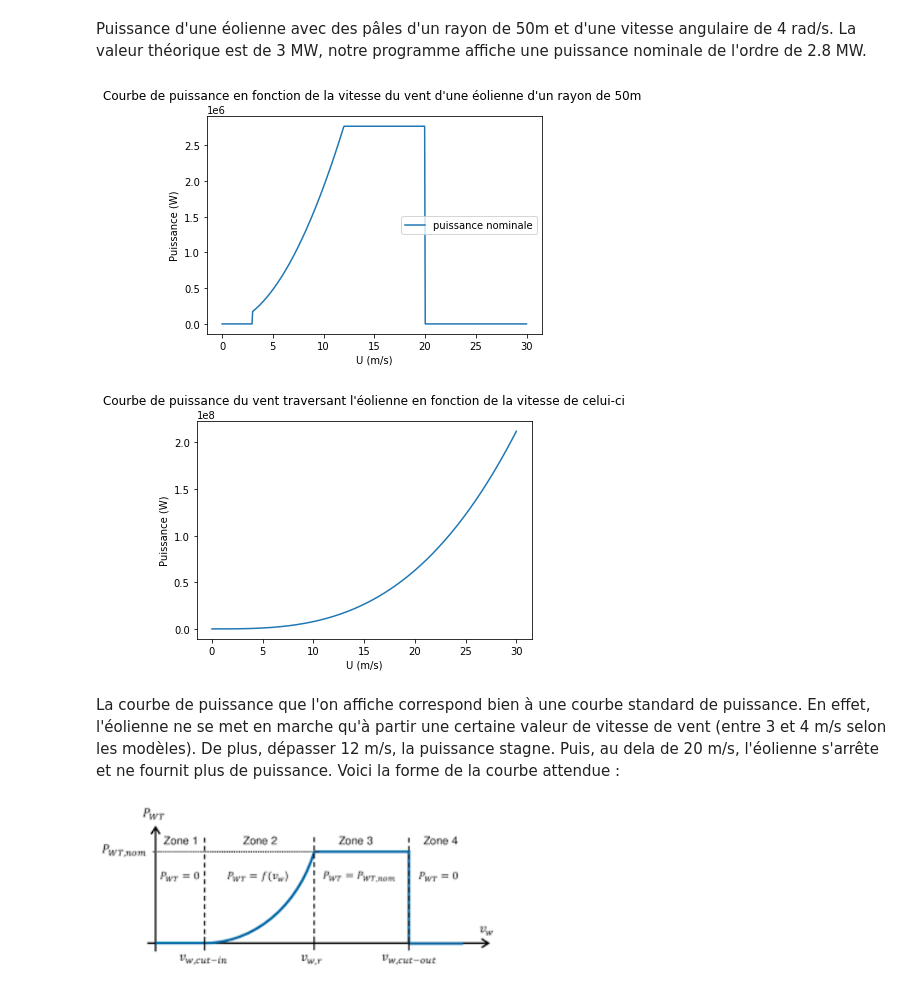
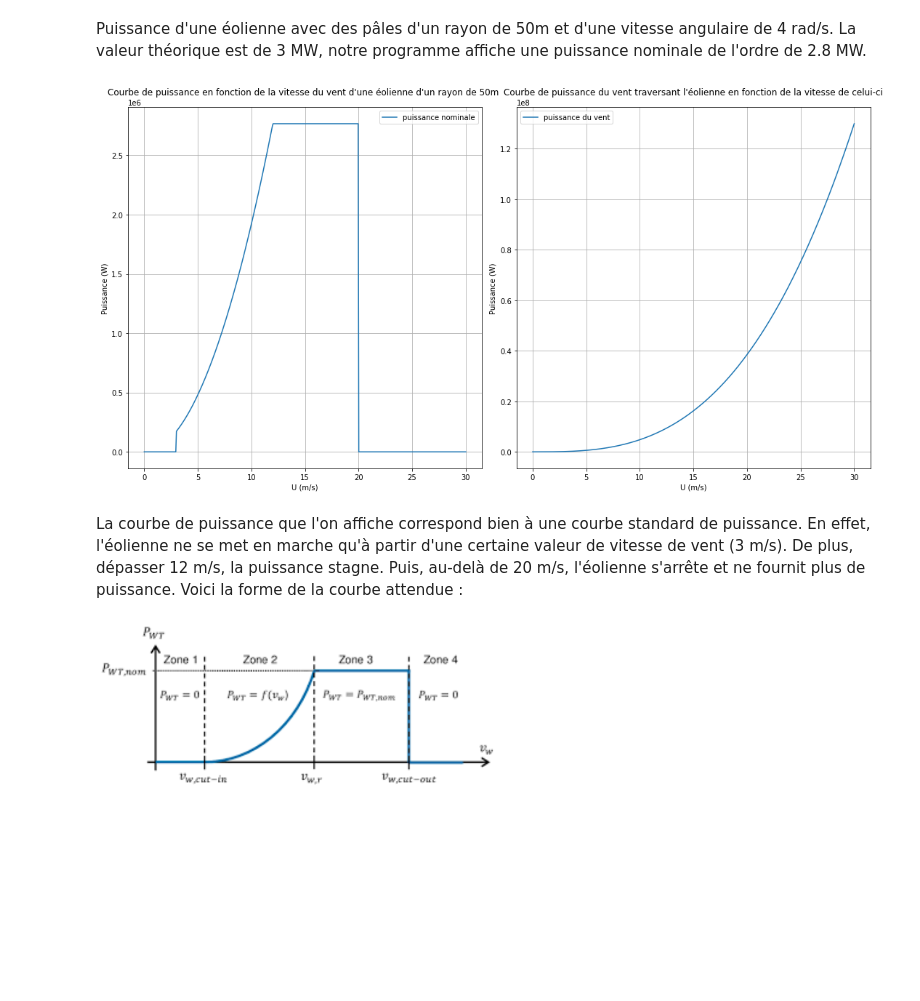
Before and after one commit to thomas-barrais/Projet-Eolienne, a Jupyter notebook: Groupe08_ProjetEol.ipynb, the cells around one changed output. Cells and saved outputs as stored; diff of their text form; code cells hidden in the pictures; blank space fills up the shorter version.

```diff
--- a/Groupe08_ProjetEol.ipynb
+++ b/Groupe08_ProjetEol.ipynb
@@ -549,44 +567,46 @@ plt.show()
 <p> Puissance d'une éolienne avec des pâles d'un rayon de 50m et d'une vitesse angulaire de 4 rad/s. La valeur théorique est de 3 MW, notre programme affiche une puissance nominale de l'ordre de 2.8 MW. </p>
 # %%
 vitesse_vent2 = np.linspace(0, 30, 500)
+puissances2 = []
 
-cut_in_speed = 3
-cut_speed = 12
-cut_out_speed = 20
-puissances2 = []
-longueur_pale = 50
-omega = 4
+longueur_pale2 = 50
+omega2 = 4
 
 for v in vitesse_vent2 :
     if v < cut_in_speed:
         puissances2.append(0)
     elif cut_in_speed <= v < cut_speed:
-        puissances2.append(puissance_nominale(longueur_pale, omega, v))
+        puissances2.append(puissance_nominale(longueur_pale2, omega2, v))
     elif cut_speed <= v < cut_out_speed:
-        puissances2.append(puissance_nominale(longueur_pale, omega, cut_speed))
+        puissances2.append(puissance_nominale(longueur_pale2, omega2, cut_speed))
     elif v >= cut_out_speed:
         puissances2.append(0)
 
-puissance_vent = np.pi*longueur_pale**2 * vitesse_vent2**3
+puissance_vent = 0.5* 1.225* np.pi*longueur_pale2**2 * vitesse_vent2**3
 
-plt.figure()
+plt.figure(figsize=(15, 8))
+plt.subplot(1,2,1)
 plt.plot(vitesse_vent2, puissances2, label="puissance nominale")
 plt.title("Courbe de puissance en fonction de la vitesse du vent d'une éolienne d'un rayon de 50m ")
 plt.xlabel('U (m/s)')
 plt.ylabel('Puissance (W)')
+plt.grid()
 plt.legend()
 
-plt.figure()
+plt.subplot(1,2,2)
 plt.plot(vitesse_vent2, puissance_vent, label="puissance du vent")
 plt.title("Courbe de puissance du vent traversant l'éolienne en fonction de la vitesse de celui-ci")
 plt.xlabel('U (m/s)')
 plt.ylabel('Puissance (W)')
+plt.grid()
+plt.legend()
+
+plt.tight_layout()
 plt.show()
 # %% [output]
-[figure, old version]
+[figure, new version]
-[figure, removed]
 # %% [markdown]
-<p> La courbe de puissance que l'on affiche correspond bien à une courbe standard de puissance. En effet, l'éolienne ne se met en marche qu'à partir une certaine valeur de vitesse de vent (entre 3 et 4 m/s selon les modèles). De plus, dépasser 12 m/s, la puissance stagne. Puis, au dela de 20 m/s, l'éolienne s'arrête et ne fournit plus de puissance. Voici la forme de la courbe attendue :
+<p> La courbe de puissance que l'on affiche correspond bien à une courbe standard de puissance. En effet, l'éolienne ne se met en marche qu'à partir d'une certaine valeur de vitesse de vent (3 m/s). De plus, dépasser 12 m/s, la puissance stagne. Puis, au-delà de 20 m/s, l'éolienne s'arrête et ne fournit plus de puissance. Voici la forme de la courbe attendue :
 </p>
 # %% [markdown]
 ![modele_puissance.png](embedded-picture-1)
```
Also changed, not shown: parts of 18 cells of this notebook.
